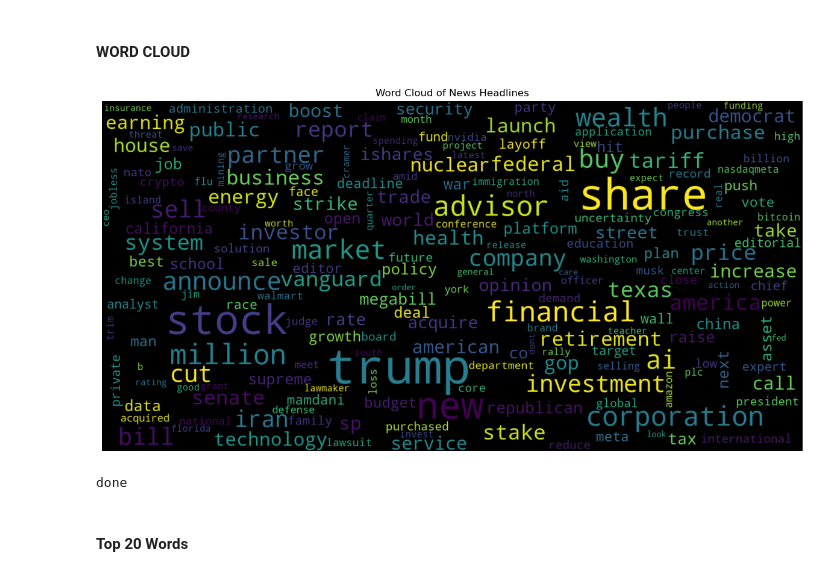
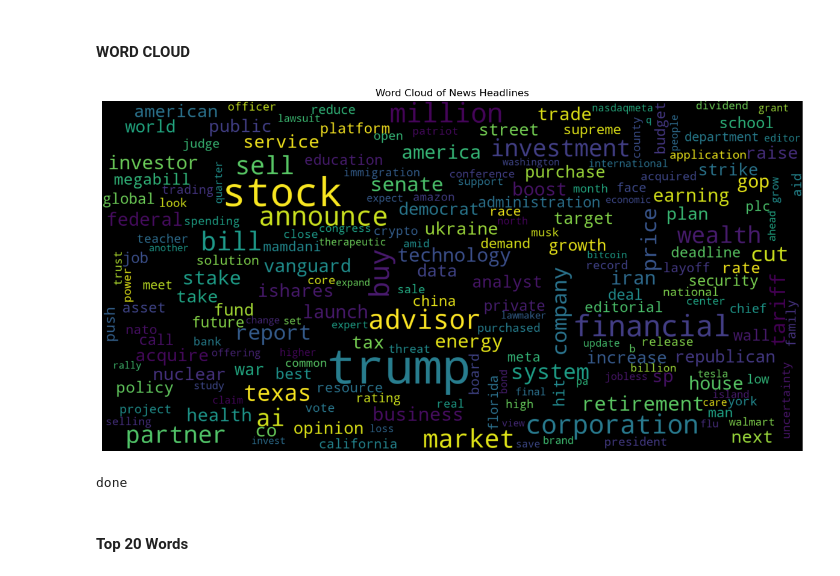
Before and after one commit to crndogan/stock-news-prediction, a Jupyter notebook: notebooks/Master_Data_Modeling.ipynb, the cells around one changed output. Cells and saved outputs as stored; diff of their text form; code cells hidden in the pictures.

```diff
--- a/notebooks/Master_Data_Modeling.ipynb
+++ b/notebooks/Master_Data_Modeling.ipynb
@@ -502,21 +503,21 @@ done
 # %%
 from wordcloud import WordCloud
 import matplotlib.pyplot as plt
 
 #Combine all cleaned text
-consolidated = ' '.join(df["CleanText"])
+consolidated = ' '.join(df_merged["CleanText"])
 
 wordCloud = WordCloud(width=1600, height=800, random_state=21, max_font_size=110, collocations=False).generate(consolidated)
 
 plt.figure(figsize=(15, 10))
 plt.imshow(wordCloud, interpolation='bilinear')
 plt.axis('off')
 plt.title("Word Cloud of News Headlines")
 plt.show()
 
 print("done")
 # %% [output]
-[figure, old version]
+[figure, new version]
 done
 # %% [markdown]
 #### Top 20 Words
```
Also changed, not shown: parts of 18 cells of this notebook, 1 other file.
